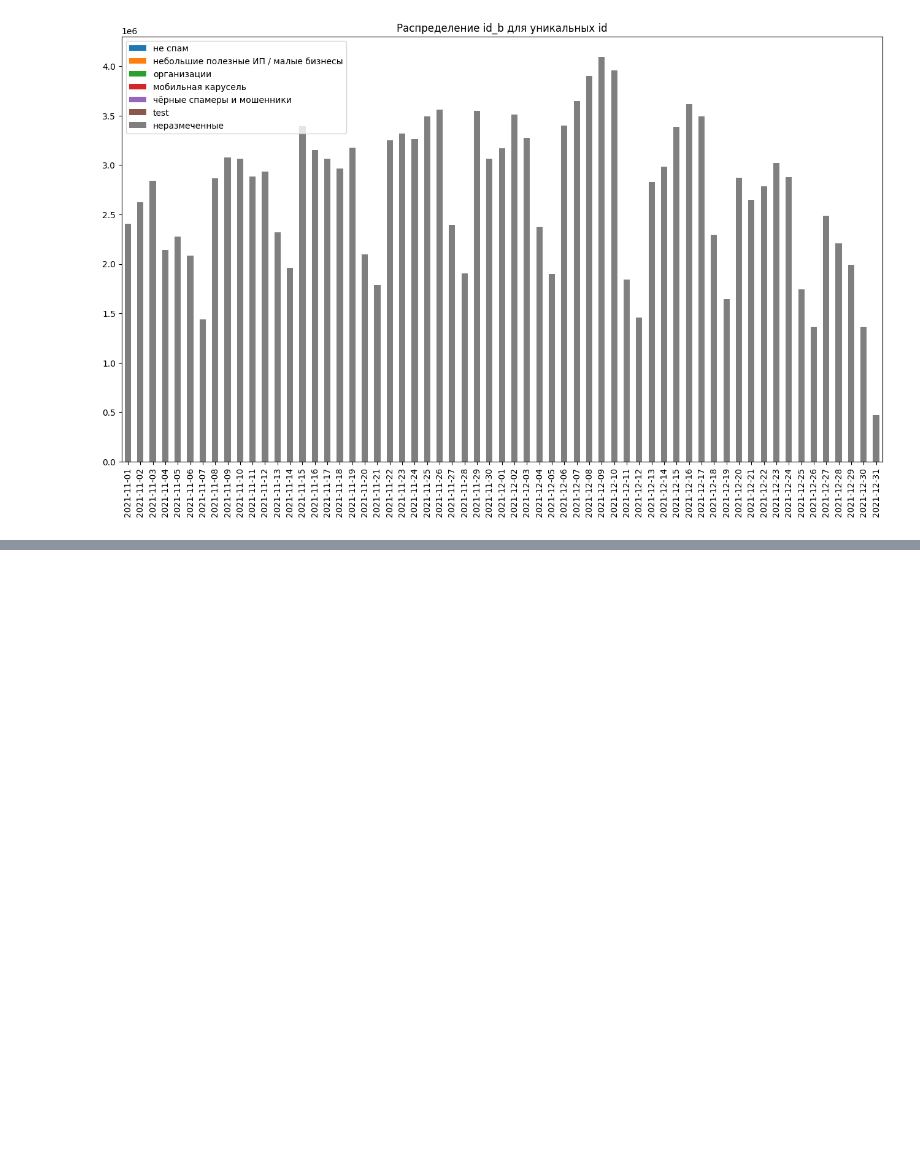
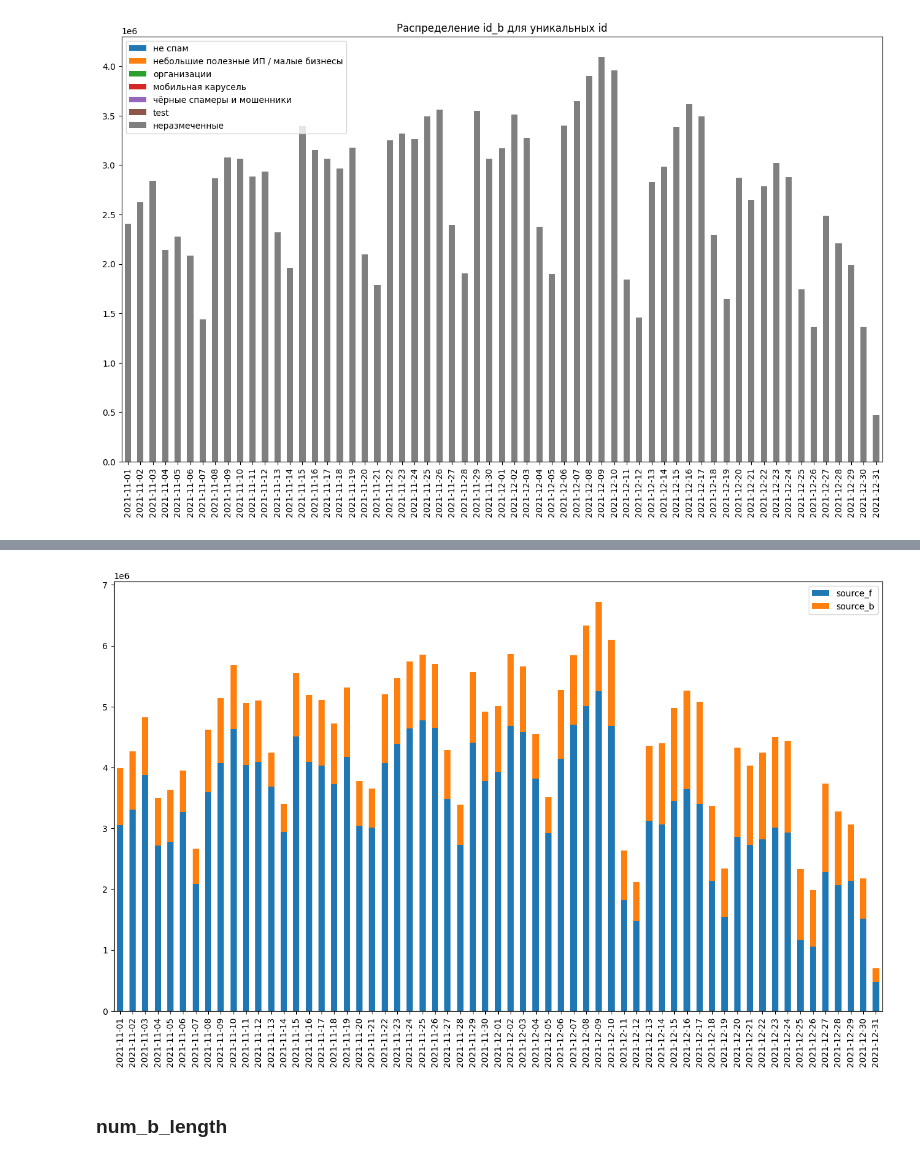
Before and after one commit to Kislv/BestHack2022-DataScience, a Jupyter notebook: EDA.ipynb, the cells around one changed output, grey strips where cells are left out. Cells and saved outputs as stored; diff of their text form; code cells hidden in the pictures; blank space fills up the shorter version.

```diff
--- a/EDA.ipynb
+++ b/EDA.ipynb
@@ -269,0 +377,22 @@ plt.show()
+# %%
+src = pd.DataFrame(index=[0, 1])
+for data_path in data_paths:
+    date = pd.to_datetime(
+        data_path.replace(os.path.join('data', 'transactions', 'time_key='), '').replace('.csv', '').replace('-', '.'),
+        format='%Y-%m-%d',
+    )
+    call_transactions = pd.read_csv(data_path, usecols=['source_b'], dtype={'source_b': 'uint32'})
+    src[date] = call_transactions['source_b'].value_counts()
+src = src.transpose()
+src.columns = ['source_f', 'source_b']
+# %%
+fig, ax = plt.subplots()
+
+src.plot(kind='bar', ax=ax, figsize=(16, 9), stacked=True)
+ax.set_xticklabels(src.index.format())
+
+plt.show()
+# %% [output]
+[figure, added]
+# %% [markdown]
+### num_b_length
```
Also changed, not shown: parts of 30 cells of this notebook.
